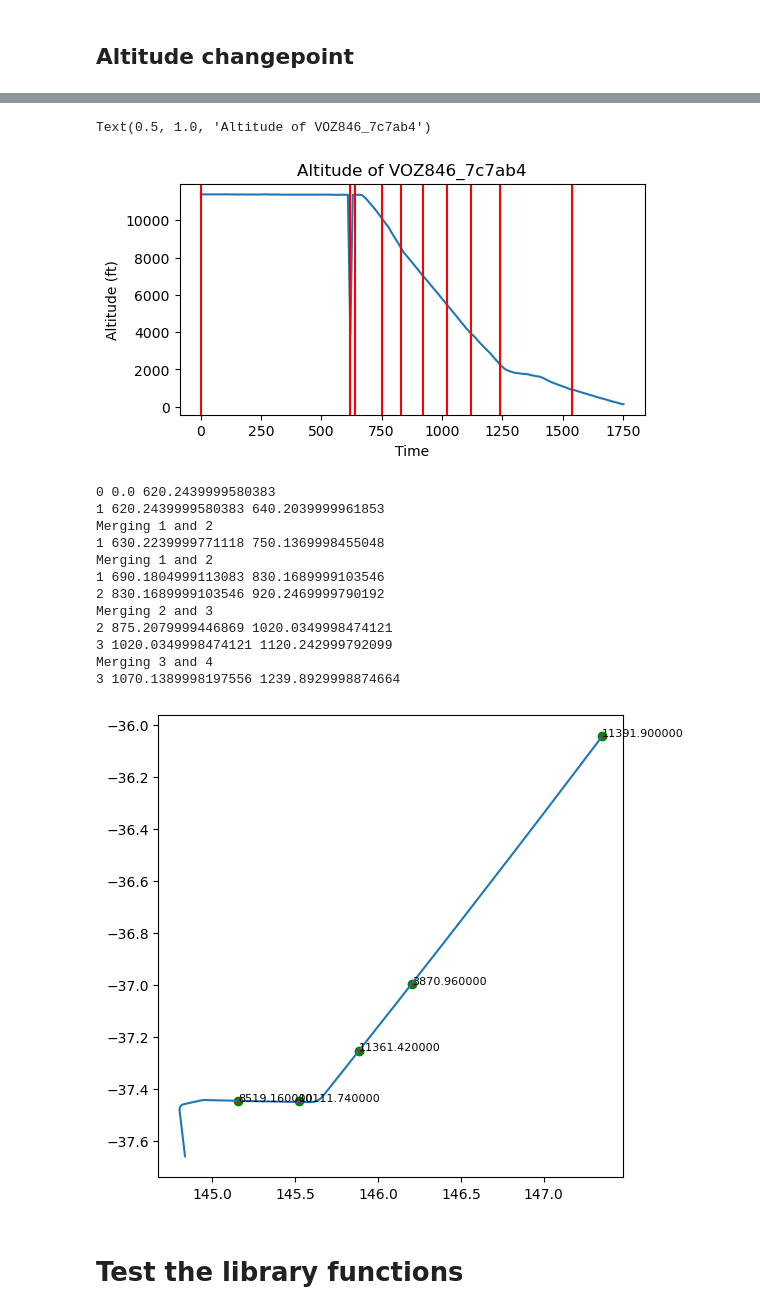
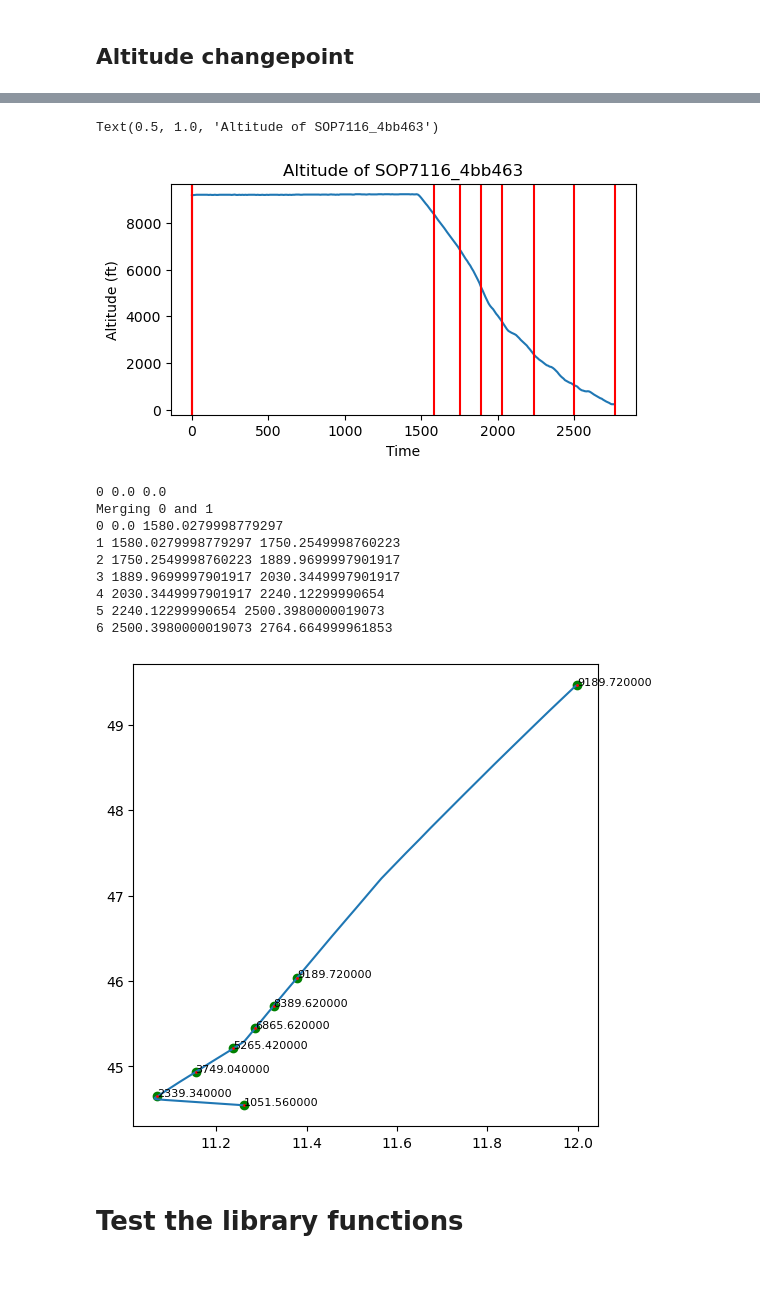
Before and after one commit to thinhhoang95/XFD, a Jupyter notebook: flow-detection/get_turn.ipynb, the cells around one changed output, grey strips where cells are left out. Cells and saved outputs as stored; diff of their text form; code cells hidden in the pictures; blank space fills up the shorter version.

```diff
--- a/flow-detection/get_turn.ipynb
+++ b/flow-detection/get_turn.ipynb
@@ -39,7 +44,8 @@ Number of unique idents: 9442
 ## One aircraft
 # %%
 # Get the first ident
-ident = 'UAL672_a94b29' # idents[3]
+ident = 'BCS55G_4520c4' # this is a good ident to use for testing
+ident = 'SOP7116_4bb463'
 df_ident = df[df['ident'] == ident]
 df_ident.head()
 # %% [output]
@@ -166,6 +200,8 @@ changepoints = pelt(normal_mean(hdg_compensated, 1), len(hdg_compensated))
 tp_lat = []
 tp_lon = []
 tp_time = []
+tp_vel = []
+tp_alt = []
 
 # Detection of takeoffs
 t_takeoff = take_off_detection(alt)
@@ -185,16 +221,33 @@ if t_takeoff != -1:
     # Delete all the changepoints before the aircraft took off
     changepoints = changepoints[changepoints >= t_takeoff]
 
-for i in range(len(changepoints)-1):
+for i in range(len(changepoints)):
     tp_lat.append(lat[changepoints[i]])
     tp_lon.append(lon[changepoints[i]])
     tp_time.append(rlastposupdate[changepoints[i]])
+    tp_vel.append(vel[changepoints[i]])
+    tp_alt.append(alt[changepoints[i]])
 
     # if i == 0:
     #     tp_from_hdg.append(np.mean(hdg_compensated[:changepoints[i]]))
     # else:
     #     tp_from_hdg.append(np.mean(hdg_compensated[changepoints[i-1]:changepoints[i]]))
     # tp_to_hdg.append(np.mean(hdg_compensated[changepoints[i]:changepoints[i+1]]))
+
+# The beginning and the end of the flight are also changepoints
+tp_lat.insert(0, lat[0])
+tp_lon.insert(0, lon[0])
+tp_time.insert(0, rlastposupdate[0])
+tp_vel.insert(0, vel[0])
+tp_alt.insert(0, alt[0])
+changepoints = np.insert(changepoints, 0, 0)
+
+tp_lat.append(lat[-1])
+tp_lon.append(lon[-1])
+tp_time.append(rlastposupdate[-1])
+tp_vel.append(vel[-1])
+tp_alt.append(alt[-1])
+changepoints = np.append(changepoints, len(hdg_compensated)-1)
 
 # Plot the changepoints
 plt.plot(rlastposupdate[1:], hdg_compensated[1:])
@@ -216,6 +269,8 @@ while i < len(tp_lat)-1:
         tp_lat[i] = (tp_lat[i] + tp_lat[i+1]) / 2
         tp_lon[i] = (tp_lon[i] + tp_lon[i+1]) / 2
         tp_time[i] = (tp_time[i] + tp_time[i+1]) / 2
+        tp_vel[i] = (tp_vel[i] + tp_vel[i+1]) / 2
+        tp_alt[i] = (tp_alt[i] + tp_alt[i+1]) / 2
         # tp_from_hdg[i] = (tp_from_hdg[i] + tp_from_hdg[i+1]) / 2
         # tp_to_hdg[i] = (tp_to_hdg[i] + tp_to_hdg[i+1]) / 2
         tp_lat.pop(i+1)
@@ -234,6 +289,8 @@ if t_takeoff != -1:
             tp_lat.insert(0, lat[t_takeoff])
             tp_lon.insert(0, lon[t_takeoff])
             tp_time.insert(0, rlastposupdate[t_takeoff])
+            tp_vel.insert(0, vel[t_takeoff])
+            tp_alt.insert(0, alt[t_takeoff])
     # tp_from_hdg.insert(0, hdg_compensated[0])
     # tp_to_hdg.insert(0, hdg_compensated[t_takeoff])
 
@@ -244,6 +301,8 @@ if t_landing != -1:
             tp_lat.append(lat[t_landing])
             tp_lon.append(lon[t_landing])
             tp_time.append(rlastposupdate[t_landing])
+            tp_vel.append(vel[t_landing])
+            tp_alt.append(alt[t_landing])
     # tp_from_hdg.append(hdg_compensated[t_landing])
     # tp_to_hdg.append(hdg_compensated[-1])
 
@@ -294,6 +355,10 @@ from changepy import pelt
 
 # Get the changepoints
 changepoints = pelt(normal_mean(alt, 1000), len(alt))
+
+# Add the initial and final changepoints
+changepoints = np.insert(changepoints, 0, 0)
+changepoints = np.append(changepoints, len(alt)-1)
 
 # Plot the changepoints
 plt.figure(figsize=(6,3))
@@ -304,58 +369,59 @@ plt.xlabel('Time')
 plt.ylabel('Altitude (ft)')
 plt.title(f'Altitude of {ident}')
 # %% [output]
-Text(0.5, 1.0, 'Altitude of VOZ846_7c7ab4')
+Text(0.5, 1.0, 'Altitude of SOP7116_4bb463')
-[figure, old version]
+[figure, new version]
 # %%
 dp_time = []
 dp_lat = []
 dp_lon = []
 dp_alt = []
+dp_vel = []
 
-for i in range(len(changepoints)-1):
+for i in range(len(changepoints)):
     dp_time.append(rlastposupdate[changepoints[i]])
     dp_lat.append(lat[changepoints[i]])
     dp_lon.append(lon[changepoints[i]])
     dp_alt.append(alt[changepoints[i]])
+    dp_vel.append(vel[changepoints[i]])
 
 # Merge changepoints that are too close to each other
 i = 0
 while i < len(dp_lat)-1:
     print(i, dp_time[i], dp_time[i+1])
     if (dp_time[i+1] - dp_time[i]) < 120:
         print(f'Merging {i} and {i+1}')
         dp_lat[i] = (dp_lat[i] + dp_lat[i+1]) / 2
         dp_lon[i] = (dp_lon[i] + dp_lon[i+1]) / 2
         dp_time[i] = (dp_time[i] + dp_time[i+1]) / 2
         dp_alt[i] = (dp_alt[i] + dp_alt[i+1]) / 2
+        dp_vel[i] = (dp_vel[i] + dp_vel[i+1]) / 2
         dp_lat.pop(i+1)
         dp_lon.pop(i+1)
         dp_time.pop(i+1)
         dp_alt.pop(i+1)
+        dp_vel.pop(i+1)
     else:
         i += 1
 
 # Plot the changepoints
 plt.figure(figsize=(6,6))
 plt.plot(lon, lat)
 plt.plot(dp_lon, dp_lat, 'ro', markersize=1)
 for i in range(len(dp_lat)):
    plt.scatter(dp_lon[i], dp_lat[i], color='g')
    plt.text(dp_lon[i], dp_lat[i], f'{alt[changepoints[i]]:2f}', fontsize=8)
 # %% [output]
-0 0.0 620.2439999580383
-1 620.2439999580383 640.2039999961853
-Merging 1 and 2
-1 630.2239999771118 750.1369998455048
-Merging 1 and 2
-1 690.1804999113083 830.1689999103546
-2 830.1689999103546 920.2469999790192
-Merging 2 and 3
-2 875.2079999446869 1020.0349998474121
-3 1020.0349998474121 1120.242999792099
-Merging 3 and 4
-3 1070.1389998197556 1239.8929998874664
+0 0.0 0.0
+Merging 0 and 1
+0 0.0 1580.0279998779297
+1 1580.0279998779297 1750.2549998760223
+2 1750.2549998760223 1889.9699997901917
+3 1889.9699997901917 2030.3449997901917
+4 2030.3449997901917 2240.12299990654
+5 2240.12299990654 2500.3980000019073
+6 2500.3980000019073 2764.664999961853
-[figure, old version]
+[figure, new version]
 # %% [markdown]
 # Test the library functions
 # %%
```
Also changed, not shown: parts of 15 cells of this notebook, 11 other files.
